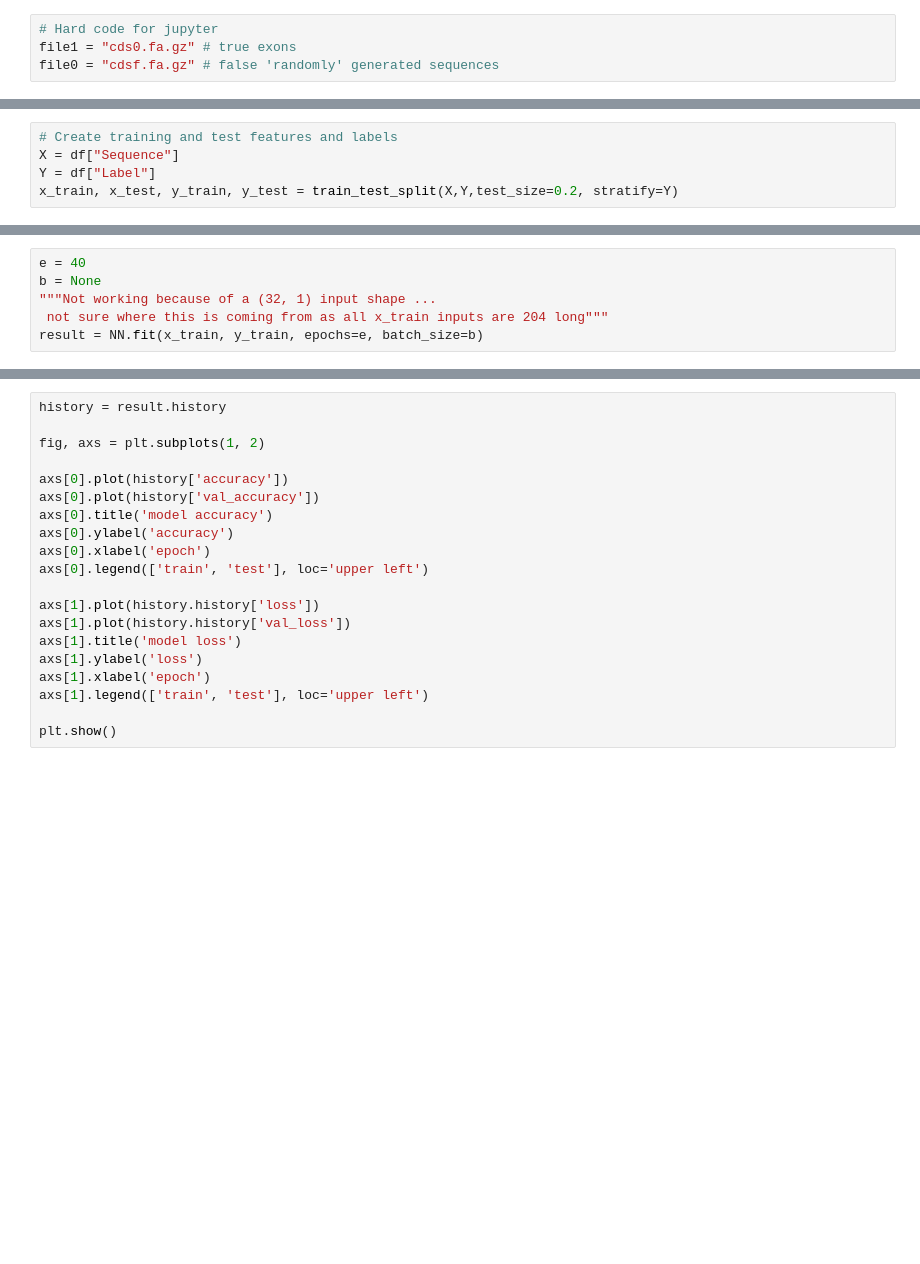
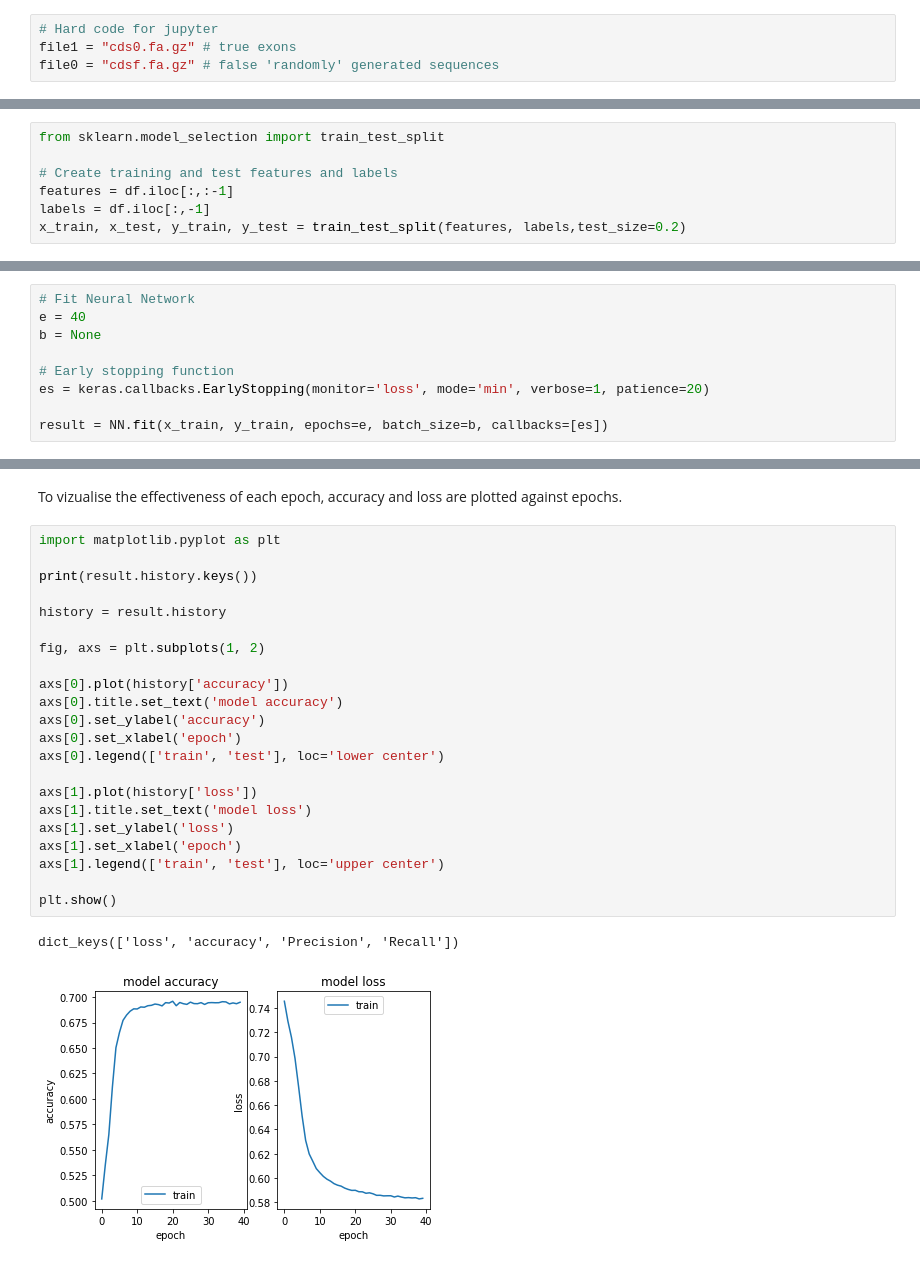
Before and after one commit to KorfLab/genDL, a Jupyter notebook: nn/katherine/exons/oliver/train_jupyter.ipynb, the cells around one changed output, grey strips where cells are left out. Saved outputs shown, nothing was run; the diff lists cells and outputs as text; blank space fills up the shorter version.

Commit message:
Fixed input shape bug

```diff
--- a/nn/katherine/exons/oliver/train_jupyter.ipynb
+++ b/nn/katherine/exons/oliver/train_jupyter.ipynb
@@ -20,5 +38,7 @@ df = df.sample(frac=1, random_state=42)
 # %%
+from sklearn.model_selection import train_test_split
+
 # Create training and test features and labels
-X = df["Sequence"]
-Y = df["Label"]
-x_train, x_test, y_train, y_test = train_test_split(X,Y,test_size=0.2, stratify=Y)
+features = df.iloc[:,:-1]
+labels = df.iloc[:,-1]
+x_train, x_test, y_train, y_test = train_test_split(features, labels,test_size=0.2)
@@ -48,8 +75,11 @@ NN.compile(loss='binary_crossentropy', optimizer=opt, metrics=my_metrics)
 # %%
+# Fit Neural Network
 e = 40
 b = None
-"""Not working because of a (32, 1) input shape ...
- not sure where this is coming from as all x_train inputs are 204 long"""
-result = NN.fit(x_train, y_train, epochs=e, batch_size=b)
+
+# Early stopping function
+es = keras.callbacks.EarlyStopping(monitor='loss', mode='min', verbose=1, patience=20)
+
+result = NN.fit(x_train, y_train, epochs=e, batch_size=b, callbacks=[es])
 # %% [output]
 Epoch 1/40
@@ -60,20 +102,27 @@ ValueError: in user code:
+# %% [markdown]
+To vizualise the effectiveness of each epoch, accuracy and loss are plotted against epochs.
 # %%
+import matplotlib.pyplot as plt
+
+print(result.history.keys())
+
 history = result.history
 
 fig, axs = plt.subplots(1, 2)
 
 axs[0].plot(history['accuracy'])
-axs[0].plot(history['val_accuracy'])
-axs[0].title('model accuracy')
-axs[0].ylabel('accuracy')
-axs[0].xlabel('epoch')
-axs[0].legend(['train', 'test'], loc='upper left')
+axs[0].title.set_text('model accuracy')
+axs[0].set_ylabel('accuracy')
+axs[0].set_xlabel('epoch')
+axs[0].legend(['train', 'test'], loc='lower center')
 
-axs[1].plot(history.history['loss'])
-axs[1].plot(history.history['val_loss'])
-axs[1].title('model loss')
-axs[1].ylabel('loss')
-axs[1].xlabel('epoch')
-axs[1].legend(['train', 'test'], loc='upper left')
+axs[1].plot(history['loss'])
+axs[1].title.set_text('model loss')
+axs[1].set_ylabel('loss')
+axs[1].set_xlabel('epoch')
+axs[1].legend(['train', 'test'], loc='upper center')
 
 plt.show()
+# %% [output]
+dict_keys(['loss', 'accuracy', 'Precision', 'Recall'])
+[figure, added]
```
Also changed, not shown: parts of 9 cells of this notebook, 1 other file.
